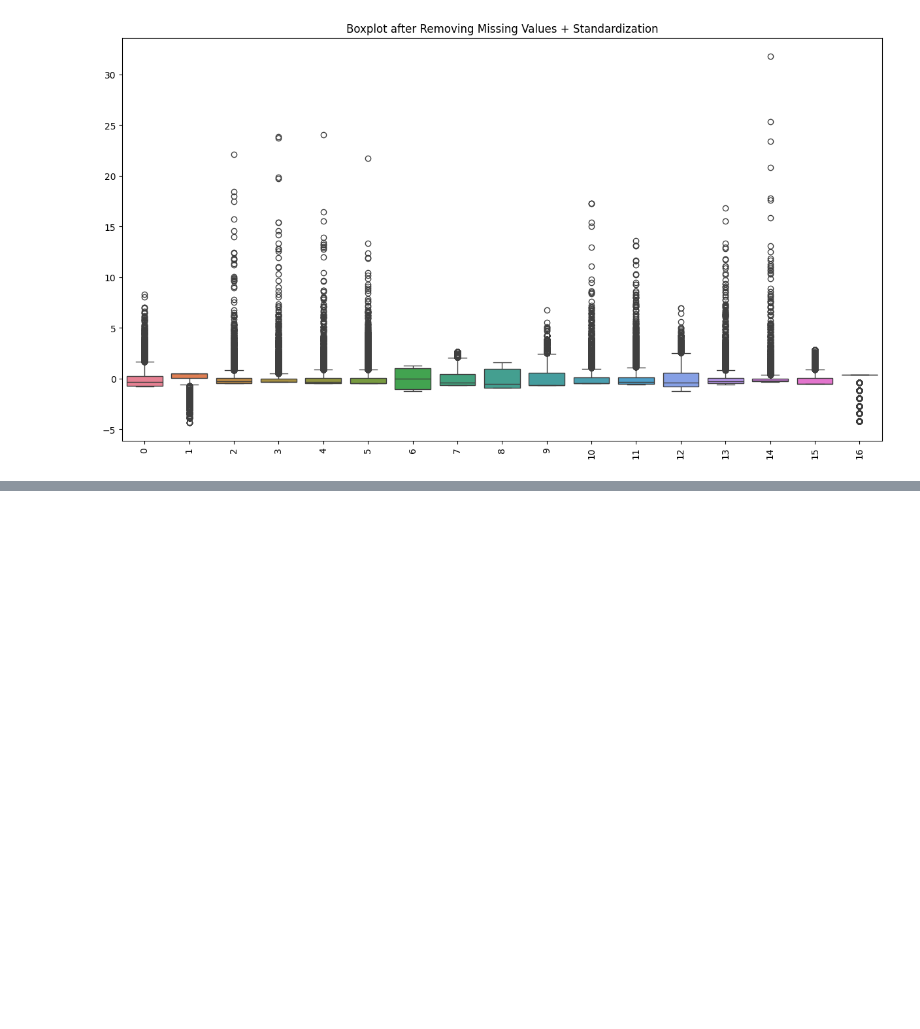
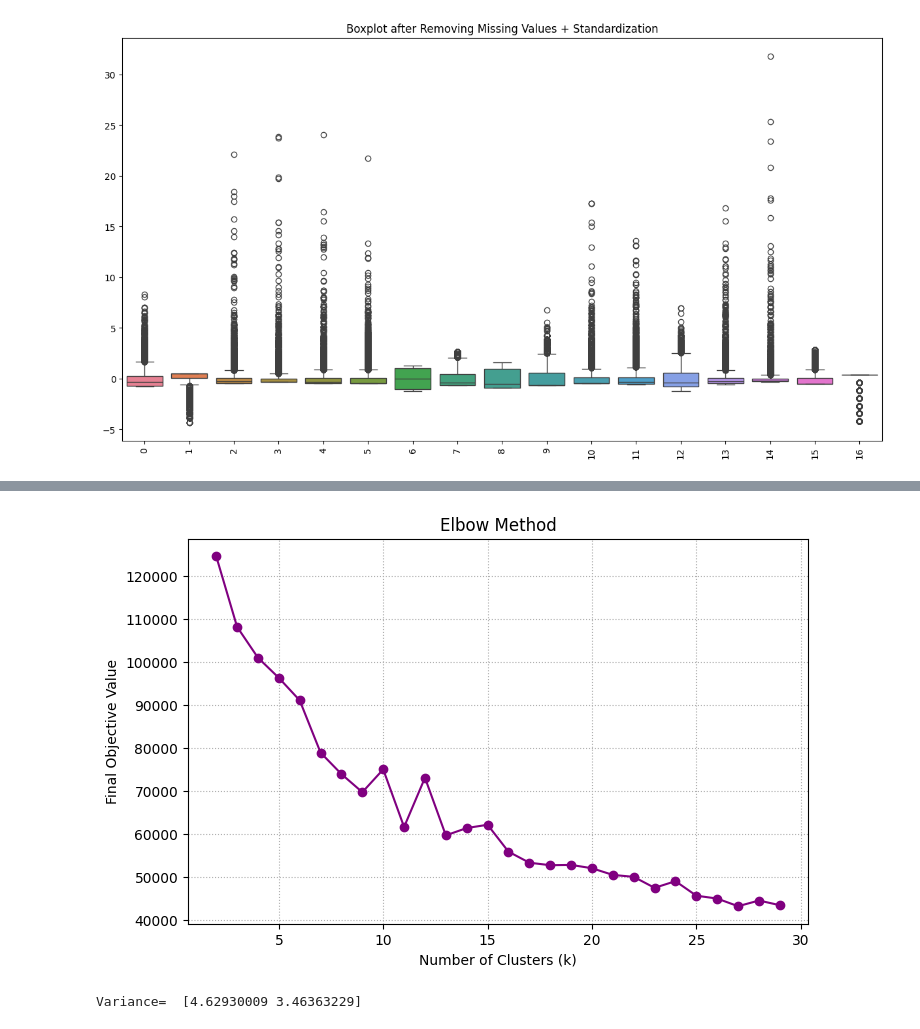
Before and after one commit to Asarynal/kmeans-analysis, a Jupyter notebook: analysis.ipynb, the cells around one changed output, grey strips where cells are left out. Drawn from its saved outputs; the diff is of its cells as text; code cells hidden in the pictures; blank space fills up the shorter version.

```diff
--- a/analysis.ipynb
+++ b/analysis.ipynb
@@ -365,0 +382,13 @@ plt.show()
+# %%
+plt.figure(figsize=(8, 5))
+
+plt.plot(list(k_values), objectives, marker="o",color="purple")
+
+plt.title("Elbow Method")
+plt.xlabel("Number of Clusters (k)")
+plt.ylabel("Final Objective Value")
+plt.grid(True, linestyle=":")
+
+plt.show()
+# %% [output]
+[figure, added]
@@ -365,0 +415,7 @@ plt.show()
+# %%
+components, variance = PCA(d1,2)
+d2 = project(d1,components)
+d2 = np.array(d2)
+print("Variance= ",np.real(variance))
+# %% [output]
+Variance=  [4.62930009 3.46363229]
```
Also changed, not shown: parts of 13 cells of this notebook, 1 other file.
